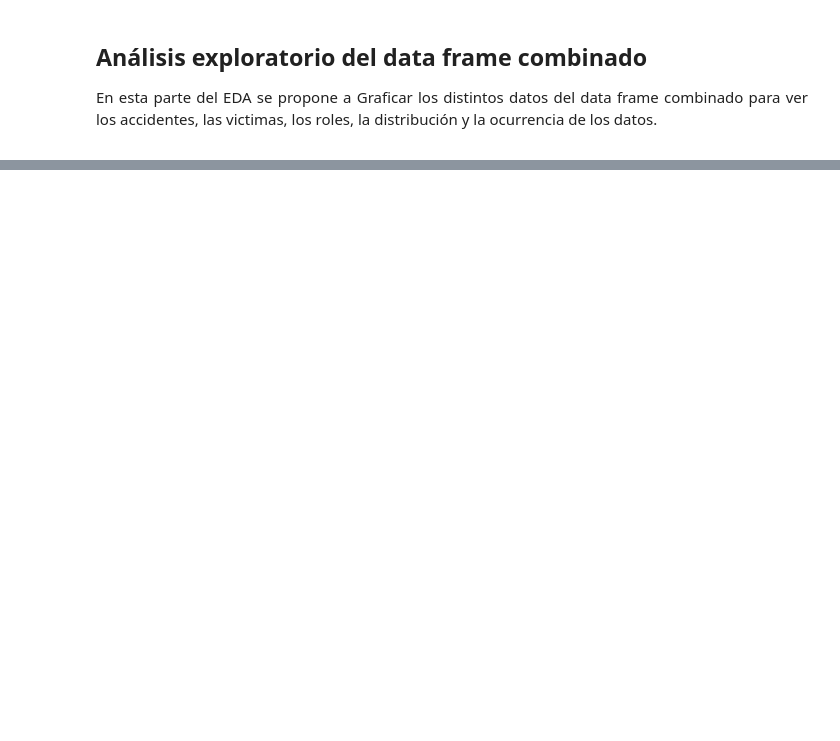
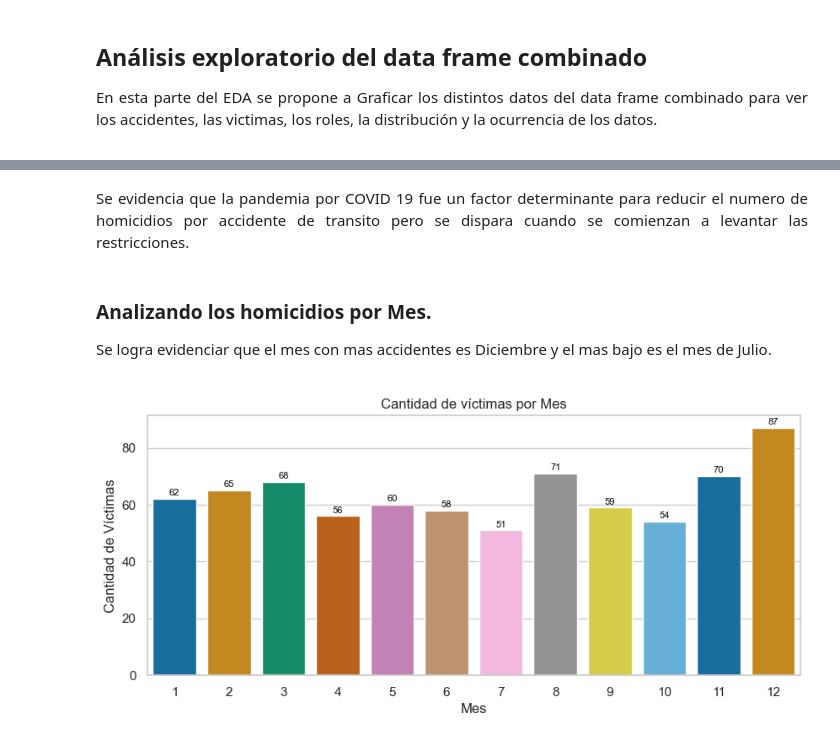
Before and after one commit to ajalvarez75/PI-Siniestros-Viales, a Jupyter notebook: proyecto/EDA_homicidios.ipynb, the cells around one changed output, grey strips where cells are left out. Cells and saved outputs as stored; diff of their text form; code cells hidden in the pictures; blank space fills up the shorter version.

```diff
--- a/proyecto/EDA_homicidios.ipynb
+++ b/proyecto/EDA_homicidios.ipynb
@@ -1243,0 +1320,33 @@ En esta parte del EDA se propone a Graficar los distintos datos del data frame c
+# %% [markdown]
+<div style="text-align: justify">
+Se evidencia que la pandemia por COVID 19 fue un factor determinante para reducir el numero de homicidios por accidente de transito pero se dispara cuando se comienzan a levantar las restricciones.
+</div>
+# %% [markdown]
+<div style="text-align: justify">
+
+### Analizando los homicidios por Mes.
+
+Se logra evidenciar que el mes con mas accidentes es Diciembre y el mas bajo es el mes de Julio.
+</div>
+# %%
+# Agrupar por mes y sumar el número de víctimas.
+solo_mes = df_combinado.groupby(['Mes'])['Número De Víctimas'].sum().reset_index()
+
+# Se crea gráfico.
+plt.figure(figsize=(10,4))
+
+ax = sns.barplot(x='Mes', y='Número De Víctimas', data=solo_mes, hue='Mes', palette="colorblind", legend=False)
+ax.set_title('Cantidad de víctimas por Mes')
+ax.set_xlabel('Mes')
+ax.set_ylabel('Cantidad de Víctimas')
+
+# añadir la cantidad de victimas por mes a cada barra.
+for p in ax.patches:
+    ax.annotate(f'{int(p.get_height())}', (p.get_x() + p.get_width() / 2., p.get_height()),
+                ha='center', va='center', fontsize=8, color='black', xytext=(0, 5),
+                textcoords='offset points')
+
+# Se muestra el gráfico.
+plt.show()
+# %% [output]
+[figure, added]
```
Also changed, not shown: parts of 45 cells of this notebook, 3 other files.
